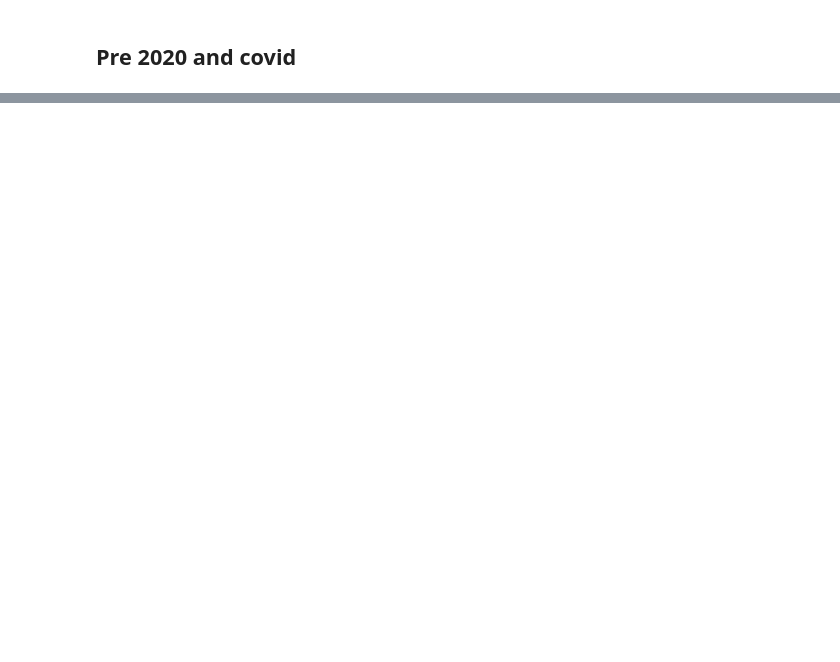
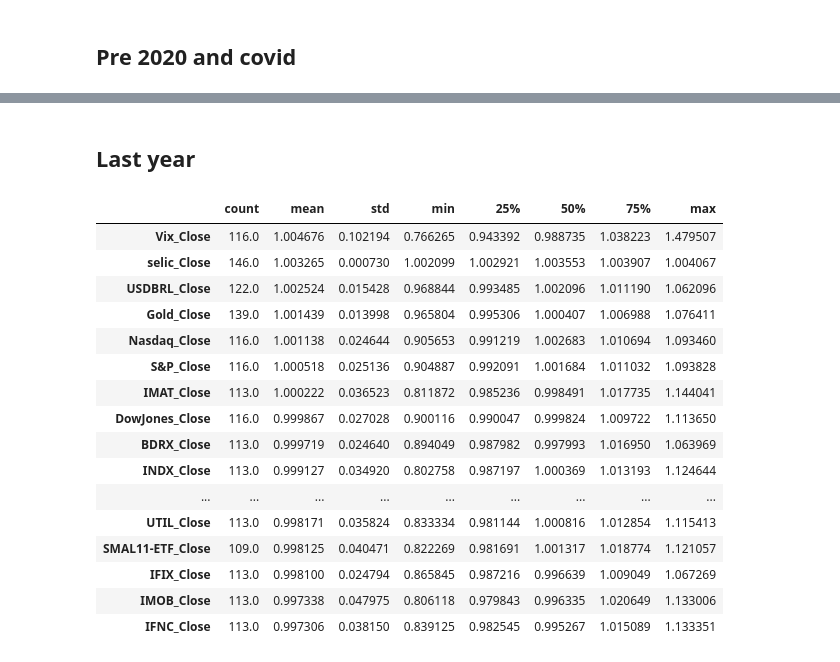
Before and after one commit to edmarRod/Stocks, a Jupyter notebook: Untitled Folder/EDA.ipynb, the cells around one changed output, grey strips where cells are left out. Drawn from its saved outputs; the diff is of its cells as text; code cells hidden in the pictures; blank space fills up the shorter version.

```diff
--- a/Untitled Folder/EDA.ipynb
+++ b/Untitled Folder/EDA.ipynb
@@ -231,0 +250,23 @@ plt.show()
+# %% [markdown]
+## Last year
+# %%
+df_risk = df_returns.loc[df_returns.index > '2020-01-01'].describe().T.sort_values(['mean'],ascending=False)
+display(df_risk)
+# %% [output]
+|  | count | mean | std | min | 25% | 50% | 75% | max |
+| Vix_Close | 116.0 | 1.004676 | 0.102194 | 0.766265 | 0.943392 | 0.988735 | 1.038223 | 1.479507 |
+| selic_Close | 146.0 | 1.003265 | 0.000730 | 1.002099 | 1.002921 | 1.003553 | 1.003907 | 1.004067 |
+| USDBRL_Close | 122.0 | 1.002524 | 0.015428 | 0.968844 | 0.993485 | 1.002096 | 1.011190 | 1.062096 |
+| Gold_Close | 139.0 | 1.001439 | 0.013998 | 0.965804 | 0.995306 | 1.000407 | 1.006988 | 1.076411 |
+| Nasdaq_Close | 116.0 | 1.001138 | 0.024644 | 0.905653 | 0.991219 | 1.002683 | 1.010694 | 1.093460 |
+| S&P_Close | 116.0 | 1.000518 | 0.025136 | 0.904887 | 0.992091 | 1.001684 | 1.011032 | 1.093828 |
+| IMAT_Close | 113.0 | 1.000222 | 0.036523 | 0.811872 | 0.985236 | 0.998491 | 1.017735 | 1.144041 |
+| DowJones_Close | 116.0 | 0.999867 | 0.027028 | 0.900116 | 0.990047 | 0.999824 | 1.009722 | 1.113650 |
+| BDRX_Close | 113.0 | 0.999719 | 0.024640 | 0.894049 | 0.987982 | 0.997993 | 1.016950 | 1.063969 |
+| INDX_Close | 113.0 | 0.999127 | 0.034920 | 0.802758 | 0.987197 | 1.000369 | 1.013193 | 1.124644 |
+| ... | ... | ... | ... | ... | ... | ... | ... | ... |
+| UTIL_Close | 113.0 | 0.998171 | 0.035824 | 0.833334 | 0.981144 | 1.000816 | 1.012854 | 1.115413 |
+| SMAL11-ETF_Close | 109.0 | 0.998125 | 0.040471 | 0.822269 | 0.981691 | 1.001317 | 1.018774 | 1.121057 |
+| IFIX_Close | 113.0 | 0.998100 | 0.024794 | 0.865845 | 0.987216 | 0.996639 | 1.009049 | 1.067269 |
+| IMOB_Close | 113.0 | 0.997338 | 0.047975 | 0.806118 | 0.979843 | 0.996335 | 1.020649 | 1.133006 |
+| IFNC_Close | 113.0 | 0.997306 | 0.038150 | 0.839125 | 0.982545 | 0.995267 | 1.015089 | 1.133351 |
```
Also changed, not shown: parts of 20 cells of this notebook, 2 other files.
